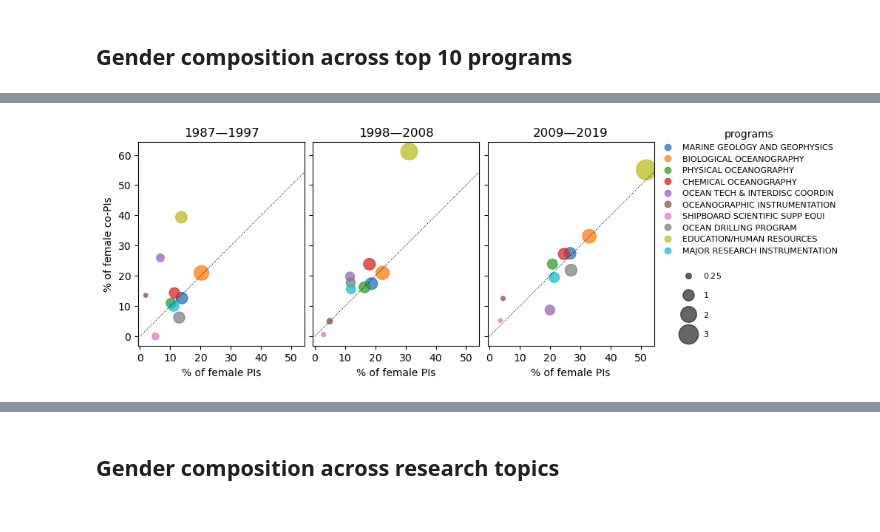
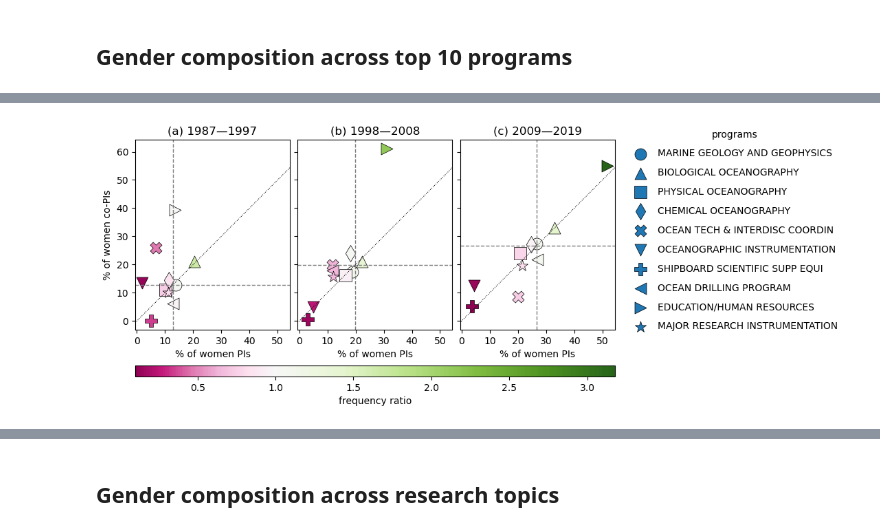
Before and after one commit to idlima/nsf-oce-gender, a Jupyter notebook: manuscript_figures.ipynb, the cells around one changed output, grey strips where cells are left out. Saved outputs shown, nothing was run; the diff lists cells and outputs as text; code cells hidden in the pictures.

Commit message:
Split gender analysis by time period

```diff
--- a/manuscript_figures.ipynb
+++ b/manuscript_figures.ipynb
@@ -15,14 +16,14 @@ Last updated on Sun Jan 31 19:20:43 2021
 # %%
 warnings.filterwarnings('ignore')
 plt.rcParams['figure.dpi'] = 100
-pd.options.display.max_columns = 50
+pd.options.display.max_columns = 30
 # %% [markdown]
 ## Read NSF-OCE award data
 # %%
 data_types = {'Abstract':'string', 'Title':'string', 'Programs':'string', 'PI':'string',
               'Organization':'string', 'State':'string', 'Instrument':'string', 'co-PIs':'string',
               'program':'string', 'PI_first_name':'string', 'co-PI_first_name':'string',
-              'PI_gender':'string', 'co-PI_gender':'string'}
+              'PI_gender':'string', 'co-PI_gender':'string', 'award_type':'string'}
 awards = pd.read_csv('results/awards_1985-2020_clean_edited_grouped_gender_topic.csv', index_col=0,
                      parse_dates=[4,5], dtype=data_types)
 awards['year'] = awards.StartDate.dt.year
@@ -53,13 +40,2 @@ SGER seems to be an older denomination for EAGER awards. Therefore we are groupi
-# %%
-awards.loc[awards.Title.str.contains('collaborative\s'),'award_type'] = 'Collaborative Research'
-awards.loc[awards.Title.str.contains('eager\s'),'award_type'] = 'EAGER'
-awards.loc[awards.Title.str.contains('rapid\s'),'award_type'] = 'RAPID'
-awards.loc[awards.Title.str.contains('sger\s'),'award_type'] = 'EAGER'
-awards.loc[awards.Title.str.contains('reu\s'),'award_type'] = 'REU'
-awards.loc[awards.Title.str.contains('rui\s'),'award_type'] = 'RUI'
-awards.loc[awards.Title.str.contains('career\s'),'award_type'] = 'CAREER'
-awards.loc[awards.Title.str.contains('cmg\s'),'award_type'] = 'CMG'
-awards.loc[awards.Title.str.contains('powre\s'),'award_type'] = 'POWRE'
-awards['award_type'] = awards.award_type.fillna('standard')
 # %% [markdown]
 ## Temporal trends in gender composition
@@ -137,44 +120,56 @@ def compute_pcts(df, grpvar):
     # co-PI gender percentage in the top 10 programs
     df_copi = pd.DataFrame({'female': df.groupby([grpvar])['co-PI_female_frac'].mean()})
     df_copi = df_copi.fillna(0) * 100 # fraction -> percentage
-    return pd.DataFrame({'PI': df_pi.female,'co-PI':df_copi.female,'freq_ratio': df_freq.female/df_freq.male})
+    return pd.DataFrame({'PI': df_pi.female,'co-PI':df_copi.female,'ratio': df_freq.female/df_freq.male})
 
 by_prog1 = compute_pcts(awards_top10_1,'program').reindex(top10_programs.index)
 by_prog2 = compute_pcts(awards_top10_2,'program').reindex(top10_programs.index)
 by_prog3 = compute_pcts(awards_top10_3,'program').reindex(top10_programs.index)
 
-by_prog1['color'] = np.arange(len(by_prog1))
-by_prog2['color'] = np.arange(len(by_prog2))
-by_prog3['color'] = np.arange(len(by_prog3))
+# read reference/workforce data
+wf_ref = pd.read_csv('results/gender_ref.csv')
+wf_ref = wf_ref.drop('co-PI', axis=1)
+wf_ref = wf_ref.rename(columns={'StartDate': 'year', 'PI':'workforce'})
+wf_ref['workforce'] = wf_ref.workforce * 100 # fraction -> percentage
 
-titles = [u'1987\u20141997',u'1998\u20142008',u'2009\u20142019']
+wf_ref_1 = wf_ref[wf_ref.year<1998]                        # 1987-1997
+wf_ref_2 = wf_ref[(wf_ref.year>1997) & (wf_ref.year<2009)] # 1998-2008
+wf_ref_3 = wf_ref[wf_ref.year>2008]                        # 2009-2019
 
-splist = []
+# compute period means for reference/workforce data
+wf_means = [df['workforce'].mean() for df in [wf_ref_1, wf_ref_2, wf_ref_3]]
+
+titles = [u'(a) 1987\u20141997',u'(b) 1998\u20142008',u'(c) 2009\u20142019']
+markers = ['o','^','s','d','X','v','P','<','>','*']
+vmin, vmax = by_prog3.ratio.min(), by_prog3.ratio.max()
+
 fig, axs = plt.subplots(1, 3, sharex=True, sharey=True, figsize=(9,4))
 fig.subplots_adjust(wspace=0.05)
-for ax, df, t in zip(axs.ravel(),[by_prog1,by_prog2,by_prog3], titles):
-    sp = ax.scatter(df['PI'], df['co-PI'], c=df['color'], s=df.freq_ratio*120, cmap=plt.cm.tab10, alpha=0.75)
-    _ = ax.axis('scaled')
-    _ = ax.set(xlabel='% of female PIs', title=t, xticks=np.arange(0,60,10))
-    splist.append(sp)
+for ax, df, t , wf in zip(axs.ravel(),[by_prog1,by_prog2,by_prog3], titles, wf_means):
+    for n, p in enumerate(df.index):
+        sp = ax.scatter(df.loc[p,'PI'], df.loc[p,'co-PI'], c=df.loc[p,'ratio'], s=150, label=p, marker=markers[n],
+                        edgecolors='k', linewidths=0.5, cmap=plt.cm.PiYG, norm=colors.TwoSlopeNorm(1, 0.1, vmax))
+        _ = ax.axis('scaled')
+        _ = ax.set(xlabel='% of women PIs', title=t, xticks=np.arange(0,60,10))
 
-_ = axs[0].set(ylabel='% of female co-PIs')
+_ = axs[0].set(ylabel='% of women co-PIs')
+xmin, xmax = axs[0].get_xlim()
 ymin, ymax = axs[0].get_ylim()
-for ax in axs:
-    _ = ax.plot([0,ymax],[0,ymax],':',color='k',linewidth=0.75)
+for ax, wf in zip(axs, wf_means):
+    _ = ax.plot([ymin,ymax], [ymin,ymax], ':', color='k', linewidth=0.75)
+    _ = ax.hlines(wf, xmin, xmax, linestyles='dashed', colors='C7', linewidth=1)
+    _ = ax.vlines(wf, ymin, ymax, linestyles='dashed', colors='C7', linewidth=1)
 
-labels1 = [p for p in by_prog1.index]
-handles1, foo = sp.legend_elements()
-l1 = ax.legend(handles1, labels1 ,loc="upper right", bbox_to_anchor=(2.15, 1.1), title='programs', fontsize=8, frameon=False)
-_ = ax.add_artist(l1)
+_ = ax.legend(loc='upper left', bbox_to_anchor=(1.05, 1.1), frameon=False, labelspacing=1, title='programs')
 
-handles2, labels2 = sp.legend_elements(prop='sizes', num=[30,120,240,360], alpha=0.6)
-labels2 = ['$\\mathdefault{0.25}$','$\\mathdefault{1}$','$\\mathdefault{2}$','$\\mathdefault{3}$']
-l2 = ax.legend(handles2, labels2, loc='lower right', bbox_to_anchor=(1.45, 0), fontsize=8, frameon=False, labelspacing=1.3)
+l, b, w, h = axs[0].get_position().bounds
+cax = fig.add_axes([l, b-0.17, 0.775, 0.04])
+cb = fig.colorbar(sp, cax=cax, orientation='horizontal')
+_ = cb.set_label('frequency ratio')
 
-fig.savefig('figures/pi_copi_program_bubble.png',dpi=300,bbox_inches='tight')
+fig.savefig('figures/pi_copi_program_scatter.png',dpi=300,bbox_inches='tight')
 
-cols = ['PI','co-PI','freq_ratio']
-pd.concat([by_prog1[cols], by_prog2[cols], by_prog3[cols]], keys=['1987-1997','1998-2008', '2009-2019'], axis=1)
+cols = ['PI','co-PI','ratio']
+pd.concat([by_prog1[cols], by_prog2[cols], by_prog3[cols]], keys=['1987-1997','1998-2008', '2009-2019'], axis=1).style.format('{:.2f}')
 # %% [output]
 |  | 1987-1997 |  |  | 1998-2008 |  |  | 2009-2019 |  |  |
@@ -193 +188 @@ pd.concat([by_prog1[cols], by_prog2[cols], by_prog3[cols]], keys=['1987-1997','1
-[figure, old version]
+[figure, new version]
```
Also changed, not shown: parts of 19 cells of this notebook, 2 other files.
